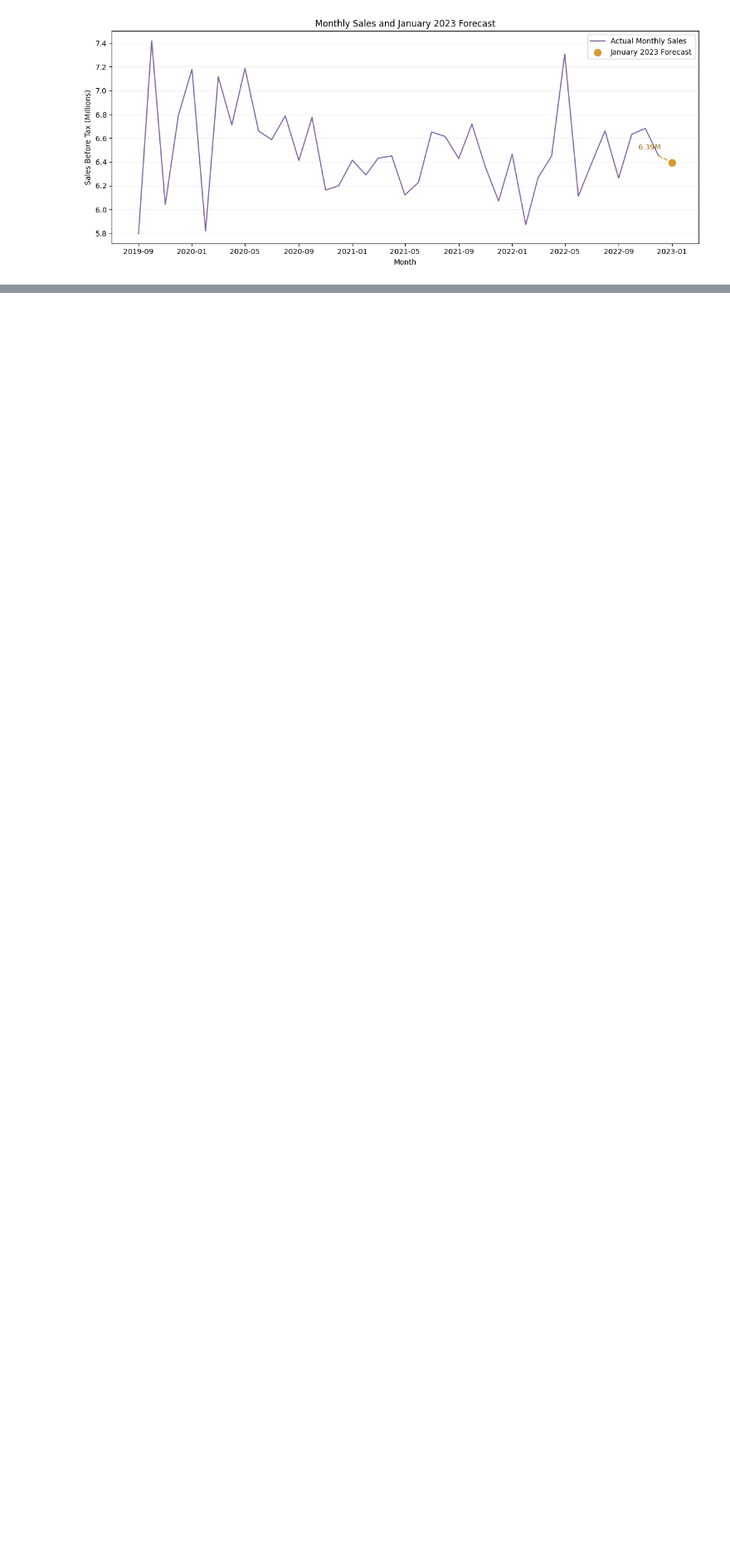
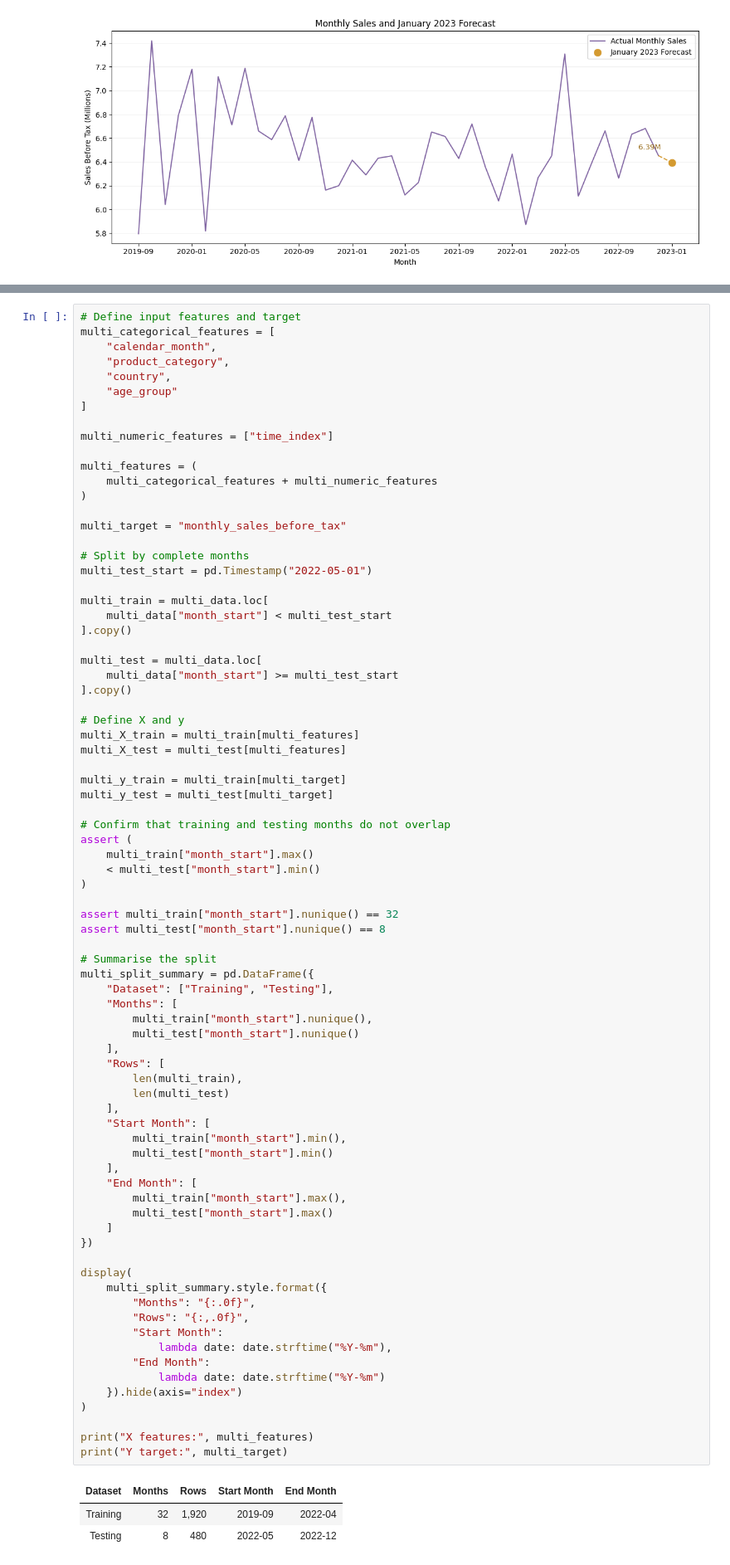
Before and after one commit to michellefengym-glitch/Market-Analysis, a Jupyter notebook: Capstone_Market_Analysis.ipynb, the cells around one changed output, grey strips where cells are left out. Shown at 83% size. Saved outputs shown, nothing was run; the diff lists cells and outputs as text; blank space fills up the shorter version.

```diff
--- a/Capstone_Market_Analysis.ipynb
+++ b/Capstone_Market_Analysis.ipynb
@@ -3282,0 +3461,82 @@ plt.show()
+# %%
+# Define input features and target
+multi_categorical_features = [
+    "calendar_month",
+    "product_category",
+    "country",
+    "age_group"
+]
+
+multi_numeric_features = ["time_index"]
+
+multi_features = (
+    multi_categorical_features + multi_numeric_features
+)
+
+multi_target = "monthly_sales_before_tax"
+
+# Split by complete months
+multi_test_start = pd.Timestamp("2022-05-01")
+
+multi_train = multi_data.loc[
+    multi_data["month_start"] < multi_test_start
+].copy()
+
+multi_test = multi_data.loc[
+    multi_data["month_start"] >= multi_test_start
+].copy()
+
+# Define X and y
+multi_X_train = multi_train[multi_features]
+multi_X_test = multi_test[multi_features]
+
+multi_y_train = multi_train[multi_target]
+multi_y_test = multi_test[multi_target]
+
+# Confirm that training and testing months do not overlap
+assert (
+    multi_train["month_start"].max()
+    < multi_test["month_start"].min()
+)
+
+assert multi_train["month_start"].nunique() == 32
+assert multi_test["month_start"].nunique() == 8
+
+# Summarise the split
+multi_split_summary = pd.DataFrame({
+    "Dataset": ["Training", "Testing"],
+    "Months": [
+        multi_train["month_start"].nunique(),
+        multi_test["month_start"].nunique()
+    ],
+    "Rows": [
+        len(multi_train),
+        len(multi_test)
+    ],
+    "Start Month": [
+        multi_train["month_start"].min(),
+        multi_test["month_start"].min()
+    ],
+    "End Month": [
+        multi_train["month_start"].max(),
+        multi_test["month_start"].max()
+    ]
+})
+
+display(
+    multi_split_summary.style.format({
+        "Months": "{:.0f}",
+        "Rows": "{:,.0f}",
+        "Start Month":
+            lambda date: date.strftime("%Y-%m"),
+        "End Month":
+            lambda date: date.strftime("%Y-%m")
+    }).hide(axis="index")
+)
+
+print("X features:", multi_features)
+print("Y target:", multi_target)
+# %% [output]
+| Dataset | Months | Rows | Start Month | End Month |
+| Training | 32 | 1,920 | 2019-09 | 2022-04 |
+| Testing | 8 | 480 | 2022-05 | 2022-12 |
```
Also changed, not shown: parts of 10 cells of this notebook.
